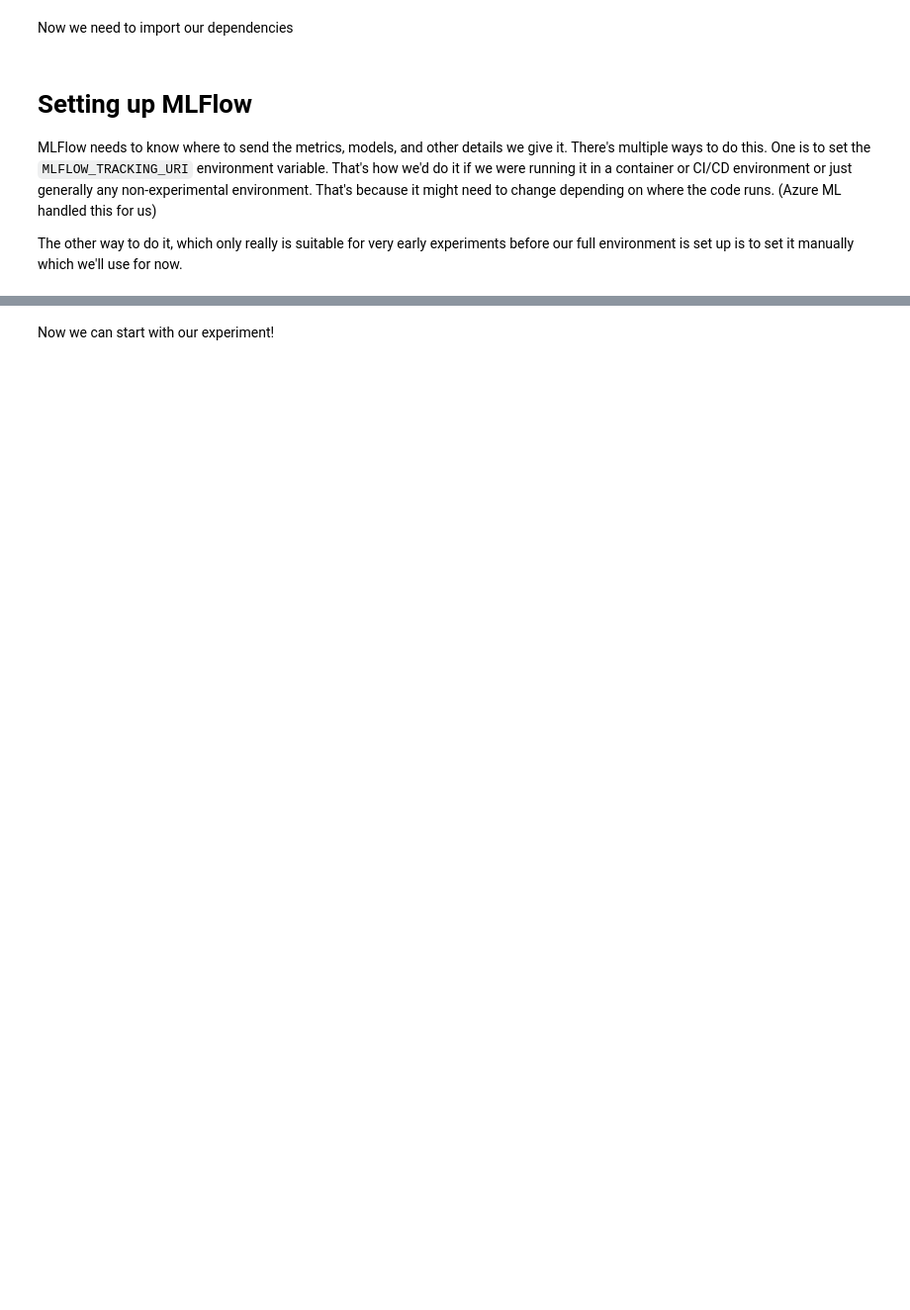
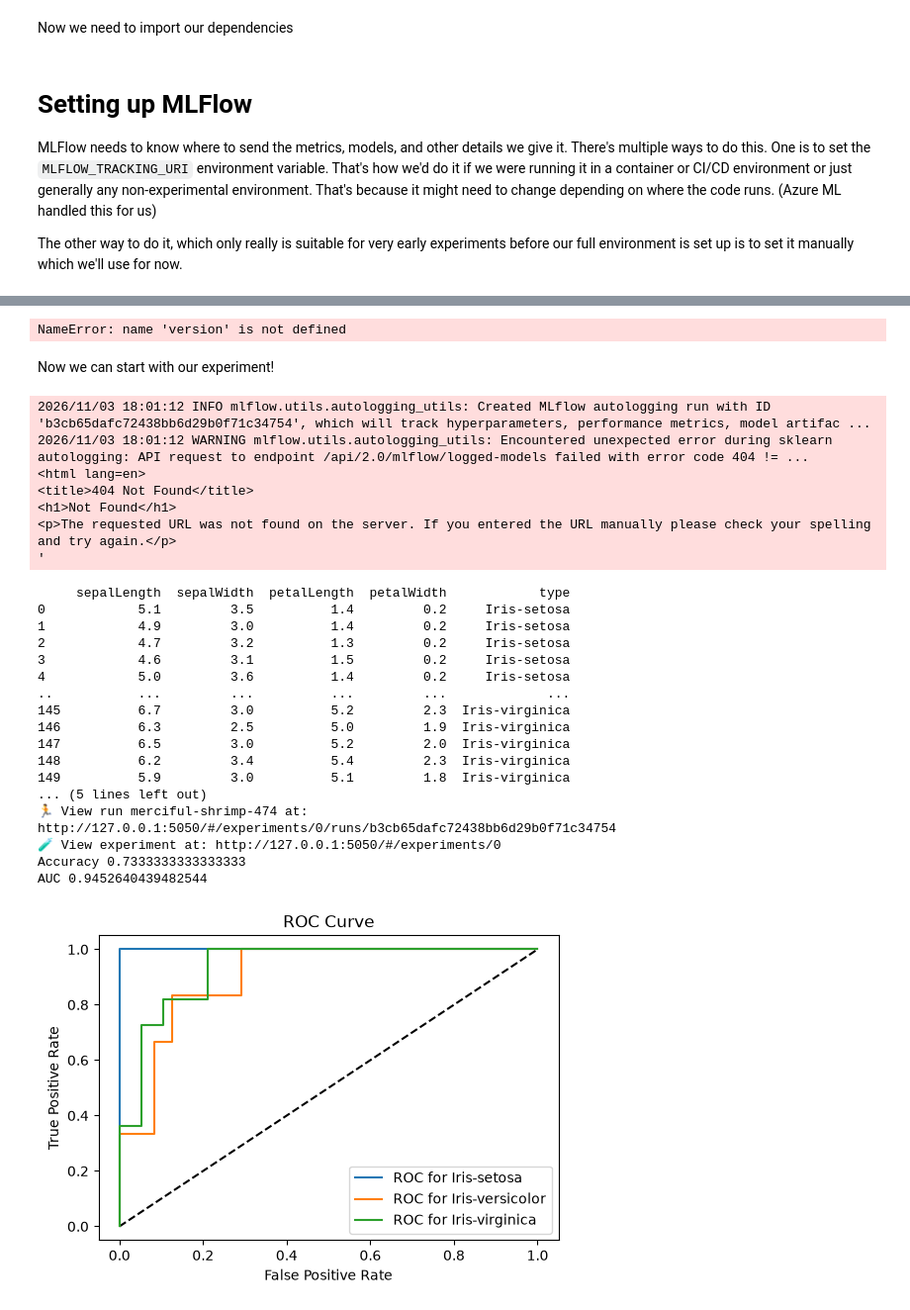
Before and after one commit to nathan-leeman-2/lab7, a Jupyter notebook: experiment.ipynb, the cells around one changed output, grey strips where cells are left out. Shown at 99% size. Drawn from its saved outputs; the diff is of its cells as text; code cells hidden in the pictures; blank space fills up the shorter version.

```diff
--- a/experiment.ipynb
+++ b/experiment.ipynb
@@ -43,3 +63,7 @@ mlflow.autolog()
+# %%
+mlflow --version
+# %% [output]
+NameError: name 'version' is not defined
 # %% [markdown]
 Now we can start with our experiment!
 # %%
@@ -59,32 +83,58 @@ X_train, X_test, Y_train, Y_test = train_test_split(X, Y, test_size=0.20)
 print("Train length", len(X_train))
 print("Test length", len(X_test))
 
-model = LogisticRegression(C=1/0.1, solver="liblinear").fit(X_train, Y_train)
+model = LogisticRegression(C=1/0.1, solver="lbfgs").fit(X_train, Y_train)
 
 
 testPredictions = model.predict(X_test)
 acc = np.average(testPredictions == Y_test)
 print("Accuracy", acc)
 
 Y_scores = model.predict_proba(X_test)
 
 #Create a figure
 fig = plt.figure(figsize=(6, 4))
 #Set labels
 plt.xlabel('False Positive Rate')
 plt.ylabel('True Positive Rate')
 plt.title('ROC Curve')
 #Plot the 50% line
 plt.plot([0, 1], [0, 1], 'k--')
 # plot ROC curve for the different classes
 for idx, className in enumerate(df['type'].unique()):
 	fpr, tpr, thresholds = roc_curve(Y_test == className, Y_scores[:,idx])
 	seriesName = "ROC for " + className
 	# Plot the FPR and TPR achieved by our model
 	plt.plot(fpr, tpr, label=seriesName)
 #Add a legend
 plt.legend()
 
 #Compute the AUC
 auc = roc_auc_score(Y_test,Y_scores, multi_class='ovr')
 print('AUC', auc)
+# %% [output]
+2026/11/03 18:01:12 INFO mlflow.utils.autologging_utils: Created MLflow autologging run with ID 'b3cb65dafc72438bb6d29b0f71c34754', which will track hyperparameters, performance metrics, model artifac ...
+2026/11/03 18:01:12 WARNING mlflow.utils.autologging_utils: Encountered unexpected error during sklearn autologging: API request to endpoint /api/2.0/mlflow/logged-models failed with error code 404 != ...
+<html lang=en>
+<title>404 Not Found</title>
+<h1>Not Found</h1>
+<p>The requested URL was not found on the server. If you entered the URL manually please check your spelling and try again.</p>
+'
+     sepalLength  sepalWidth  petalLength  petalWidth            type
+0            5.1         3.5          1.4         0.2     Iris-setosa
+1            4.9         3.0          1.4         0.2     Iris-setosa
+2            4.7         3.2          1.3         0.2     Iris-setosa
+3            4.6         3.1          1.5         0.2     Iris-setosa
+4            5.0         3.6          1.4         0.2     Iris-setosa
+..           ...         ...          ...         ...             ...
+145          6.7         3.0          5.2         2.3  Iris-virginica
+146          6.3         2.5          5.0         1.9  Iris-virginica
+147          6.5         3.0          5.2         2.0  Iris-virginica
+148          6.2         3.4          5.4         2.3  Iris-virginica
+149          5.9         3.0          5.1         1.8  Iris-virginica
+... (5 lines left out)
+🏃 View run merciful-shrimp-474 at: http://127.0.0.1:5050/#/experiments/0/runs/b3cb65dafc72438bb6d29b0f71c34754
+🧪 View experiment at: http://127.0.0.1:5050/#/experiments/0
+Accuracy 0.7333333333333333
+AUC 0.9452640439482544
+[figure, added]
```
Also changed, not shown: parts of 2 cells of this notebook, 1 other file.
